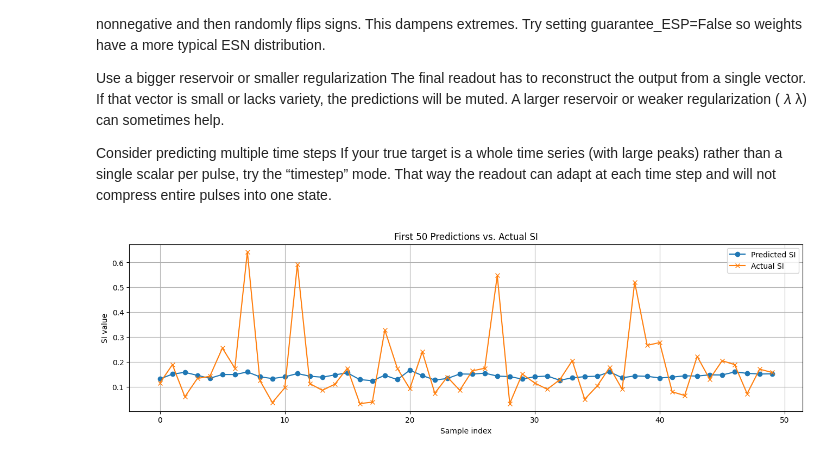
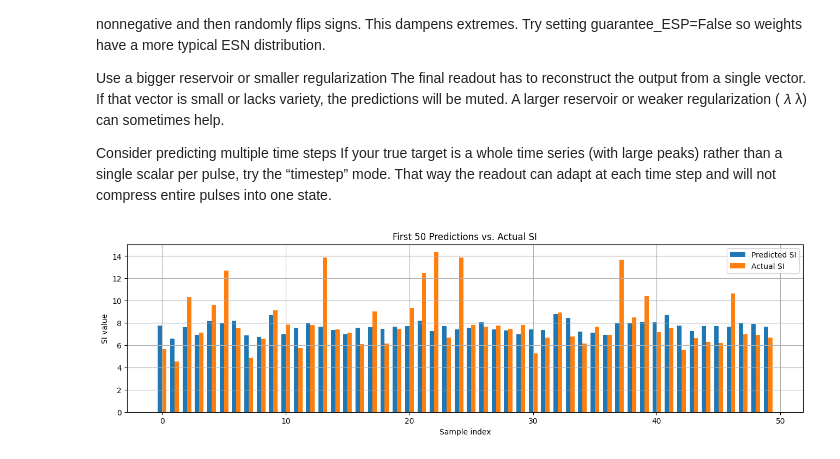
Before and after one commit to TMKamsma/Pyontronics, a Jupyter notebook: demo.ipynb, the cells around one changed output. Saved outputs shown, nothing was run; the diff lists cells and outputs as text; code cells hidden in the pictures.

```diff
--- a/demo.ipynb
+++ b/demo.ipynb
@@ -285,7 +298,7 @@ def mse(test, predictions):
 # %%
 pathlist = Path(r'data/pulse-wave-database/PWs_csv/csv').glob('**/*.csv')
 dfs = []
-for path in pathlist:
+for path in tqdm(pathlist):
     df = pd.read_csv(path)
     _, df["filename"], df["Type"] = path.name.split("_")
     df["Type"] = df["Type"].str.replace(r"\.csv$", "", regex=True)
@@ -321,17 +332,18 @@ plt.show()
 # %%
 df_merged = df[["filename", "SI", "pulse"]].copy()
-df_merged["SI"]=(df_merged["SI"]-df_merged["SI"].min())/(df_merged["SI"].max()-df_merged["SI"].min())
+#df_merged["SI"]=(df_merged["SI"]-df_merged["SI"].min())/(df_merged["SI"].max()-df_merged["SI"].min())
 df_merged = shuffle(df_merged, random_state=42)
 
 train_samples = []
 test_samples = []
+num_samples = 100
 
 unique_filenames = df_merged["filename"].unique()
 for filename in unique_filenames:
     class_subset = df_merged[df_merged["filename"] == filename]
 
-    train_samples.append(class_subset.iloc[:1000])
-    test_samples.append(class_subset.iloc[1000:1050])
+    train_samples.append(class_subset.iloc[:num_samples])
+    test_samples.append(class_subset.iloc[num_samples:int(num_samples*1.2)])
 
 train_set = pd.concat(train_samples).sample(frac=1, random_state=42)
 test_set = pd.concat(test_samples).sample(frac=1, random_state=42)
@@ -341,7 +353,7 @@ train_y = train_set["SI"].values.reshape(-1, 1)
 test_x = list(test_set["pulse"])
 test_y = test_set["SI"].values.reshape(-1, 1)
 # %%
-esn = EchoStateNetwork(
+esn = PulseEchoStateNetwork(
     input_dim=1,
     reservoir_size=1000,
     output_dim=1,
@@ -385,14 +397,21 @@ The final readout has to reconstruct the output from a single vector. If that ve
 Consider predicting multiple time steps
 If your true target is a whole time series (with large peaks) rather than a single scalar per pulse, try the “timestep” mode. That way the readout can adapt at each time step and will not compress entire pulses into one state.
 # %%
-plt.figure(figsize=(16,4))
-plt.plot(predictions[:50], label='Predicted SI', marker='o')
-plt.plot(test_y[:50], label='Actual SI', marker='x')
+predictions = np.asarray(predictions).ravel()
+test_y = np.asarray(test_y).ravel()
+
+n = 50
+indices = np.arange(n)
+width = 0.35
+
+plt.figure(figsize=(16, 4))
+plt.bar(indices - width/2, predictions[:n], width=width, label='Predicted SI')
+plt.bar(indices + width/2, test_y[:n], width=width, label='Actual SI')
 plt.title('First 50 Predictions vs. Actual SI')
 plt.xlabel('Sample index')
 plt.ylabel('SI value')
 plt.legend()
 plt.grid(True)
 plt.show()
 # %% [output]
-[figure, old version]
+[figure, new version]
```
Also changed, not shown: parts of 18 cells of this notebook, 2 other files.
